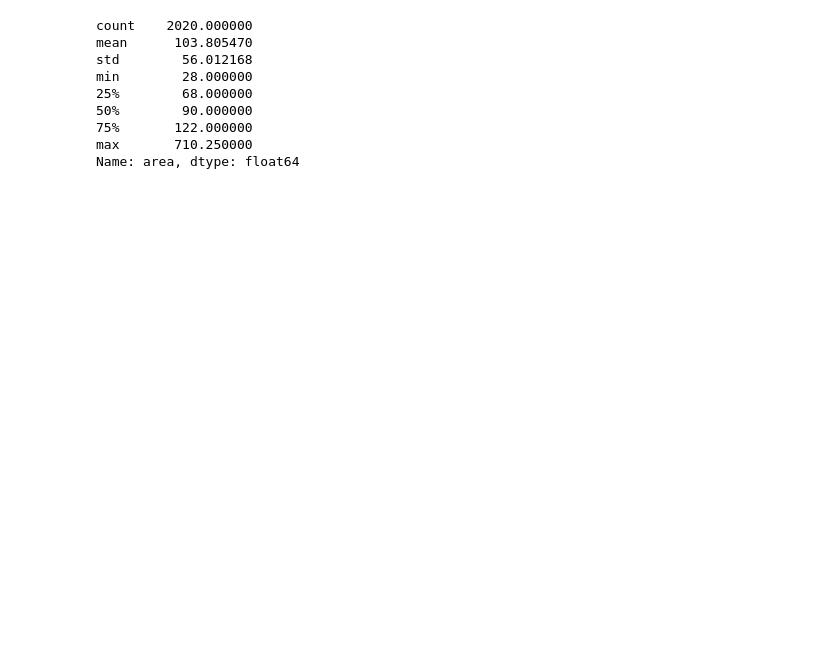
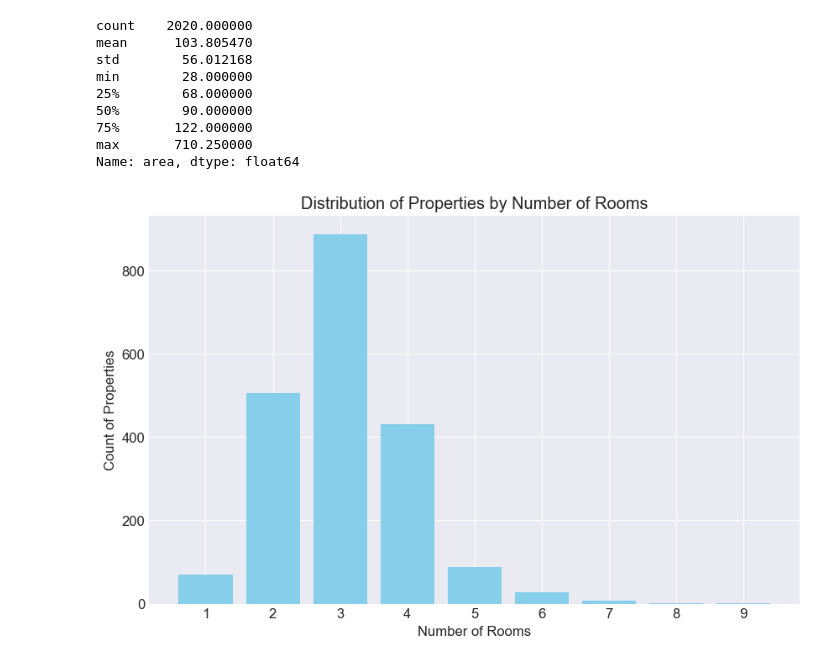
Before and after one commit to PetrosTepoyan/capstone, a Jupyter notebook: FINAL_NOTEBOOKS/VisualizationsV1.ipynb, the cells around one changed output. Drawn from its saved outputs; the diff is of its cells as text; code cells hidden in the pictures; blank space fills up the shorter version.

```diff
--- a/FINAL_NOTEBOOKS/VisualizationsV1.ipynb
+++ b/FINAL_NOTEBOOKS/VisualizationsV1.ipynb
@@ -56,3 +66,26 @@ min        28.000000
 75%       122.000000
 max       710.250000
 Name: area, dtype: float64
+# %%
+import matplotlib.pyplot as plt
+import seaborn as sns
+
+# Applying some matplotlib configurations for better aesthetics
+plt.style.use('seaborn-v0_8-darkgrid')  # Using seaborn style for better aesthetics
+sns.set_palette("Paired")  # Setting a color palette
+plt.rcParams['figure.figsize'] = [10, 6]  # Setting a default figure size
+plt.rcParams['font.size'] = 12  # Setting a default font size
+
+# Count of Properties by Number of Rooms
+room_count = data['rooms'].value_counts().sort_index()
+plt.bar(room_count.index, room_count.values, color='skyblue')
+plt.xlabel('Number of Rooms')
+plt.ylabel('Count of Properties')
+plt.title('Distribution of Properties by Number of Rooms')
+plt.xticks(room_count.index)  # Ensure all room counts are shown
+
+# Show the plot
+plt.savefig("../visualizations/Distribution of Properties by Number of Room.png", dpi=600)
+plt.show()
+# %% [output]
+[figure, added]
```
Also changed, not shown: parts of 12 cells of this notebook, 17 other files.
